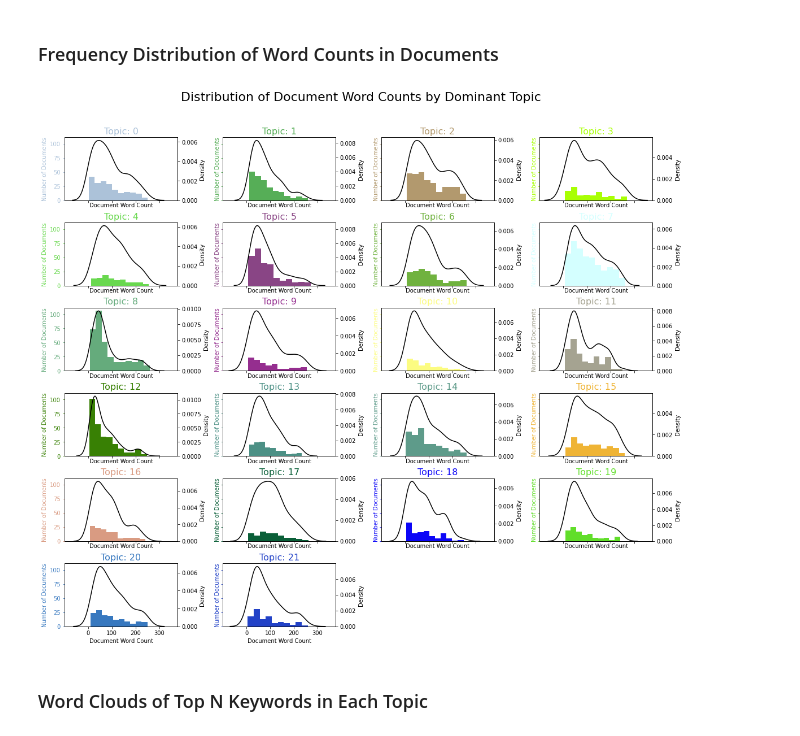
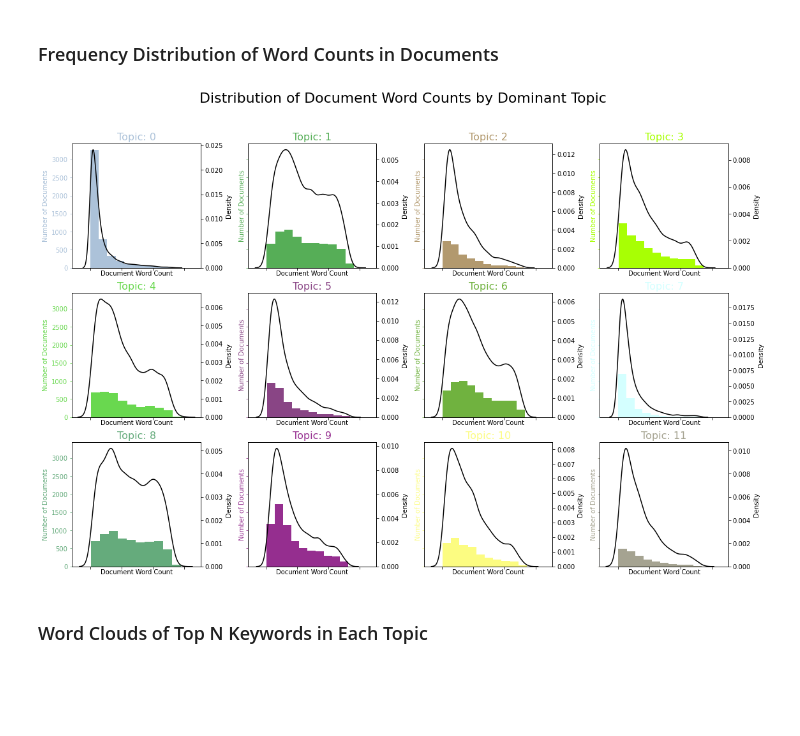
Before and after one commit to RegsonDR/Social-Media-Analytics, a Jupyter notebook: src/main.ipynb, the cells around one changed output. Cells and saved outputs as stored; diff of their text form; code cells hidden in the pictures; blank space fills up the shorter version.

```diff
--- a/src/main.ipynb
+++ b/src/main.ipynb
@@ -104,7 +116,7 @@ raw_tweets = pd.read_csv(RAW_CSV_NAME, quotechar='"', encoding='utf8')
 ## Preprocessing
 # %%
 tweets_df = raw_tweets.copy()
-tweets_df['text_processed'] = raw_tweets['text']
+tweets_df['text_processed'] = raw_tweets['content']
 
 # Remove any links
 tweets_df['text_processed'] = tweets_df['text_processed'].map(lambda x: re.sub(r'http\S+', '', x))
@@ -272,10 +295,10 @@ def compute_coherence_values(dictionary, corpus, texts, limit, start=2, step=3):
 
     return model_list, coherence_values
 # %%
-model_list, coherence_values = compute_coherence_values(dictionary=id2word, corpus=corpus, texts=data_lemmatized, start=2, limit=40, step=2)
+model_list, coherence_values = compute_coherence_values(dictionary=id2word, corpus=corpus, texts=data_lemmatized, start=2, limit=50, step=1)
 # %%
 # Show graph
-start=2; limit=40; step=2;
+start=2; limit=50; step=1;
 x = range(start, limit, step)
 plt.plot(x, coherence_values)
 plt.xlabel("Num Topics")
@@ -311,5 +332,5 @@ With the coherence score seems to keep increasing with the number of topics, it
 # %%
-num_topics=22
+num_topics=12
 # %%
 # Select the model and print the topics
 optimal_model = model_list[10]
@@ -421,28 +438,28 @@ sent_topics_sorteddf_mallet
 # %%
 doc_lens = [len(d) for d in df_dominant_topic.Text]
 cols = np.array([color for name, color in mcolors.XKCD_COLORS.items()])
 
-fig, axes = plt.subplots(6,4,figsize=(16,14), sharex=True, sharey=True)
+fig, axes = plt.subplots((num_topics//4)+1,4,figsize=(16,14), sharex=True, sharey=True)
 
 for i, ax in enumerate(axes.flatten()):
     if i<num_topics:
         df_dominant_topic_sub = df_dominant_topic.loc[df_dominant_topic.Dominant_Topic == i, :]
         doc_lens = [len(d) for d in df_dominant_topic_sub.Text]
         ax.hist(doc_lens, color=cols[i])
         ax.tick_params(axis='y', labelcolor=cols[i], color=cols[i])
         sns.kdeplot(doc_lens, color="black", shade=False, ax=ax.twinx())
         ax.set(xlabel='Document Word Count')
         ax.set_ylabel('Number of Documents', color=cols[i])
         ax.set_title('Topic: '+str(i), fontdict=dict(size=16, color=cols[i]))
     else:
         ax.set_visible(False)
 
 fig.tight_layout()
 fig.subplots_adjust(top=0.90)
 fig.suptitle('Distribution of Document Word Counts by Dominant Topic', fontsize=22)
 plt.show()
 # %% [output]
-[figure, old version]
+[figure, new version]
 # %% [markdown]
 ### Word Clouds of Top N Keywords in Each Topic
 # %%
```
Also changed, not shown: parts of 28 cells of this notebook, 10 other files.
